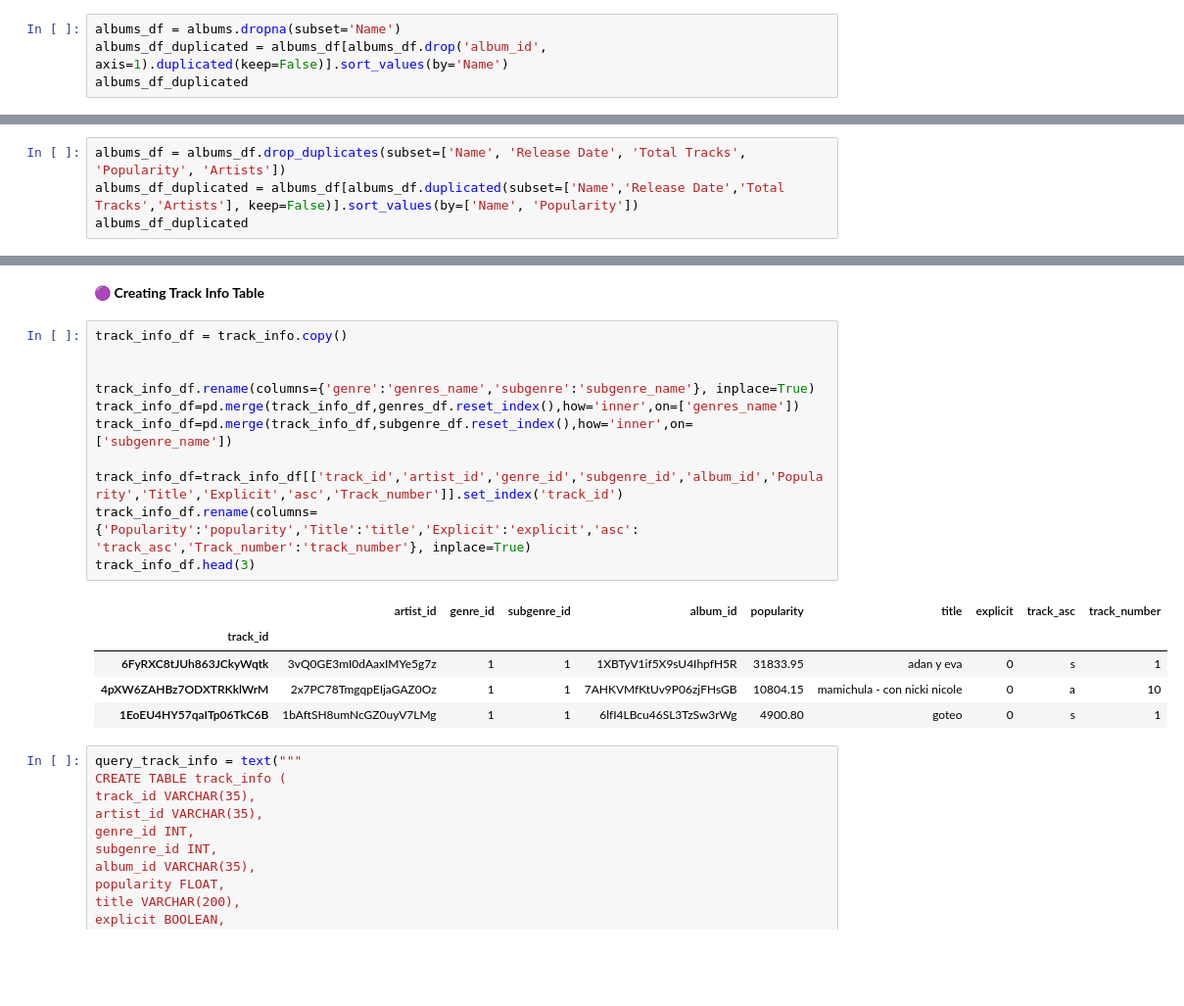
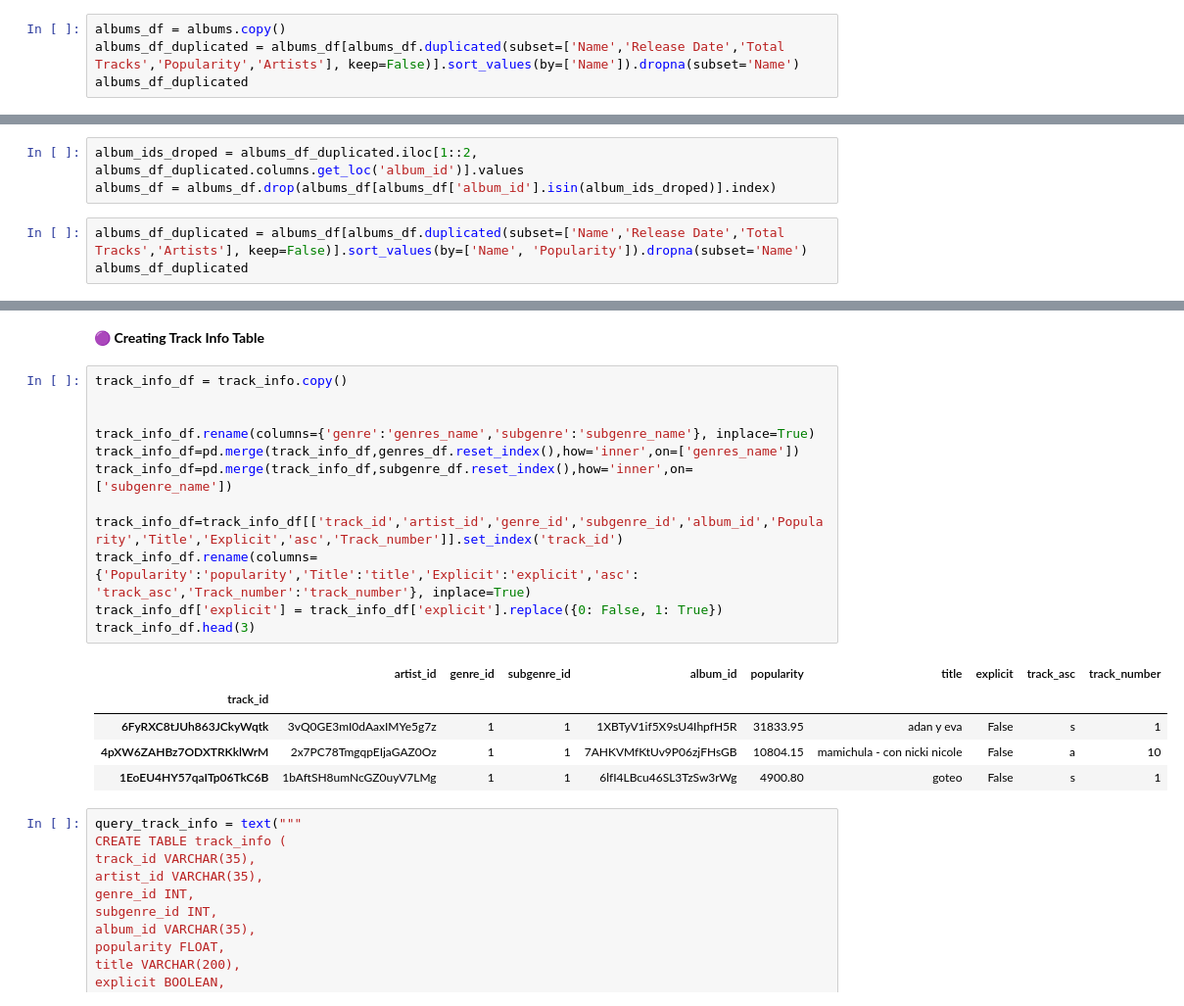
Before and after one commit to FarzanehSoltanzadeh/Spotify, a Jupyter notebook: 2_Database Creation/DataBase.ipynb, the cells around one changed output, grey strips where cells are left out. Shown: that part at 98% size. Cells and saved outputs as stored; diff of their text form; blank space fills up the shorter version.

```diff
--- a/2_Database Creation/DataBase.ipynb
+++ b/2_Database Creation/DataBase.ipynb
@@ -119,8 +119,8 @@ with engine.connect() as conn:
 # %% [markdown]
 🟤 **Creating Album Table**
 # %%
-albums_df = albums.dropna(subset='Name')
-albums_df_duplicated = albums_df[albums_df.drop('album_id', axis=1).duplicated(keep=False)].sort_values(by='Name')
+albums_df = albums.copy()
+albums_df_duplicated = albums_df[albums_df.duplicated(subset=['Name','Release Date','Total Tracks','Popularity','Artists'], keep=False)].sort_values(by=['Name']).dropna(subset='Name')
 albums_df_duplicated
 # %% [output]
 |  | album_id | Name | Release Date | Total Tracks | Popularity | Artists |
@@ -143,9 +143,11 @@ track_info.head(2)
 |  | track_id | Popularity | Title | artist_id | genre | subgenre | Explicit | album_id | asc | ... |
 | 0 | 6FyRXC8tJUh863JCkyWqtk | 31833.95 | adan y eva | 3vQ0GE3mI0dAaxIMYe5g7z | hip | argentine hip hop | 0 | 1XBTyV1if5X9sU4IhpfH5R | s | ... |
 | 1 | 5xhJmd0I15jFcEdqxfCzKk | 418.00 | it wont kill ya | 69GGBxA162lTqCwzJG5jLp | pop | dance pop | 0 | 4JPguzRps3kuWDD5GS6oXr | a | ... |
+# %%
+album_ids_droped = albums_df_duplicated.iloc[1::2, albums_df_duplicated.columns.get_loc('album_id')].values
+albums_df = albums_df.drop(albums_df[albums_df['album_id'].isin(album_ids_droped)].index)
 # %%
-albums_df = albums_df.drop_duplicates(subset=['Name', 'Release Date', 'Total Tracks', 'Popularity', 'Artists'])
-albums_df_duplicated = albums_df[albums_df.duplicated(subset=['Name','Release Date','Total Tracks','Artists'], keep=False)].sort_values(by=['Name', 'Popularity'])
+albums_df_duplicated = albums_df[albums_df.duplicated(subset=['Name','Release Date','Total Tracks','Artists'], keep=False)].sort_values(by=['Name', 'Popularity']).dropna(subset='Name')
 albums_df_duplicated
 # %% [output]
 |  | album_id | Name | Release Date | Total Tracks | Popularity | Artists |
@@ -208,20 +211,21 @@ with engine.connect() as conn:
 # %%
 track_info_df = track_info.copy()
 
 
 track_info_df.rename(columns={'genre':'genres_name','subgenre':'subgenre_name'}, inplace=True)
 track_info_df=pd.merge(track_info_df,genres_df.reset_index(),how='inner',on=['genres_name'])
 track_info_df=pd.merge(track_info_df,subgenre_df.reset_index(),how='inner',on=['subgenre_name'])
 
 track_info_df=track_info_df[['track_id','artist_id','genre_id','subgenre_id','album_id','Popularity','Title','Explicit','asc','Track_number']].set_index('track_id')
 track_info_df.rename(columns={'Popularity':'popularity','Title':'title','Explicit':'explicit','asc': 'track_asc','Track_number':'track_number'}, inplace=True)
+track_info_df['explicit'] = track_info_df['explicit'].replace({0: False, 1: True})
 track_info_df.head(3)
 # %% [output]
 |  | artist_id | genre_id | subgenre_id | album_id | popularity | title | explicit | track_asc | track_number |
 | track_id |  |  |  |  |  |  |  |  |  |
-| 6FyRXC8tJUh863JCkyWqtk | 3vQ0GE3mI0dAaxIMYe5g7z | 1 | 1 | 1XBTyV1if5X9sU4IhpfH5R | 31833.95 | adan y eva | 0 | s | 1 |
-| 4pXW6ZAHBz7ODXTRKklWrM | 2x7PC78TmgqpEIjaGAZ0Oz | 1 | 1 | 7AHKVMfKtUv9P06zjFHsGB | 10804.15 | mamichula - con nicki nicole | 0 | a | 10 |
-| 1EoEU4HY57qaITp06TkC6B | 1bAftSH8umNcGZ0uyV7LMg | 1 | 1 | 6lfI4LBcu46SL3TzSw3rWg | 4900.80 | goteo | 0 | s | 1 |
+| 6FyRXC8tJUh863JCkyWqtk | 3vQ0GE3mI0dAaxIMYe5g7z | 1 | 1 | 1XBTyV1if5X9sU4IhpfH5R | 31833.95 | adan y eva | False | s | 1 |
+| 4pXW6ZAHBz7ODXTRKklWrM | 2x7PC78TmgqpEIjaGAZ0Oz | 1 | 1 | 7AHKVMfKtUv9P06zjFHsGB | 10804.15 | mamichula - con nicki nicole | False | a | 10 |
+| 1EoEU4HY57qaITp06TkC6B | 1bAftSH8umNcGZ0uyV7LMg | 1 | 1 | 6lfI4LBcu46SL3TzSw3rWg | 4900.80 | goteo | False | s | 1 |
 # %%
 query_track_info = text("""
 CREATE TABLE track_info (
```
Also changed, not shown: parts of 14 cells of this notebook.
